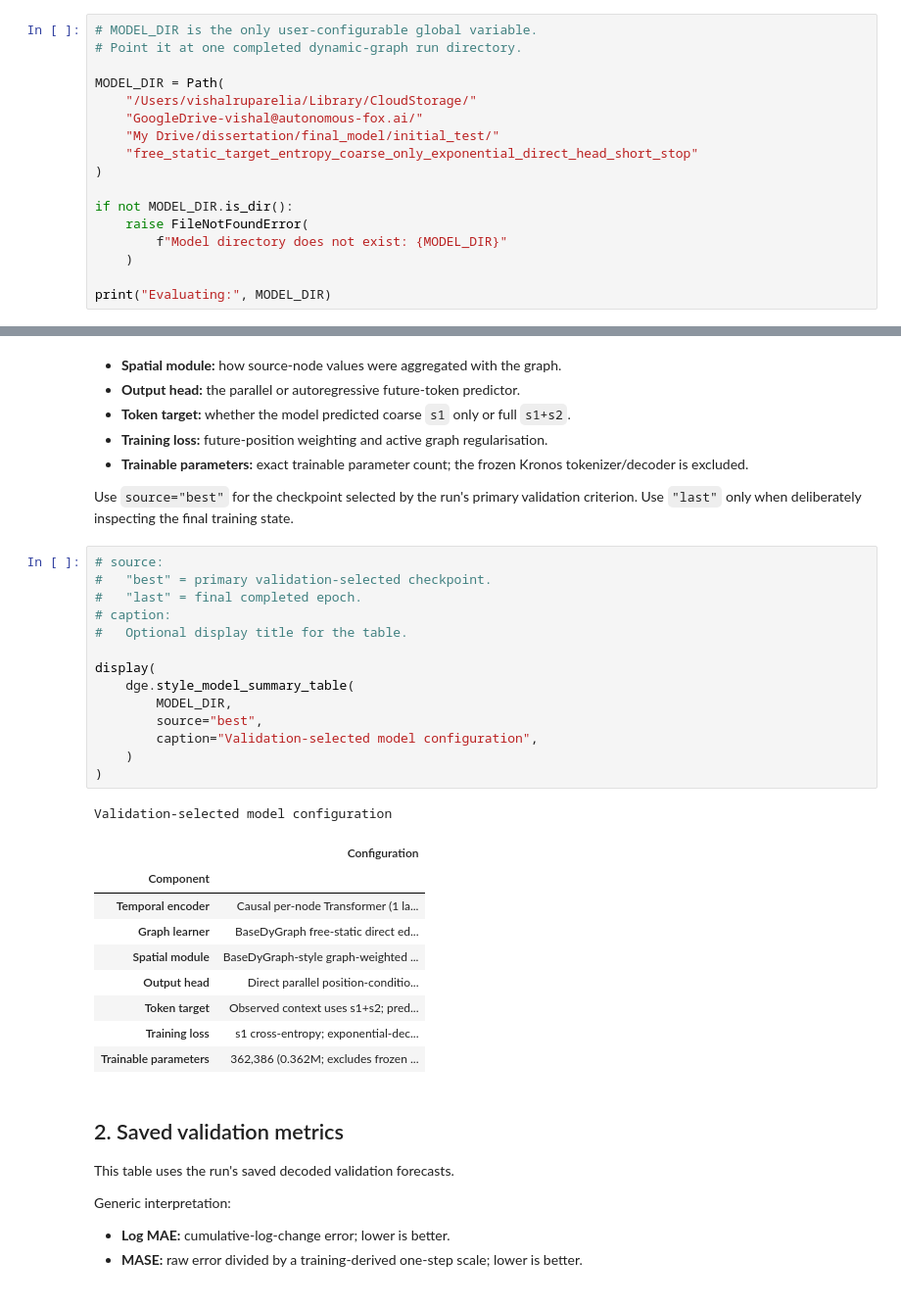
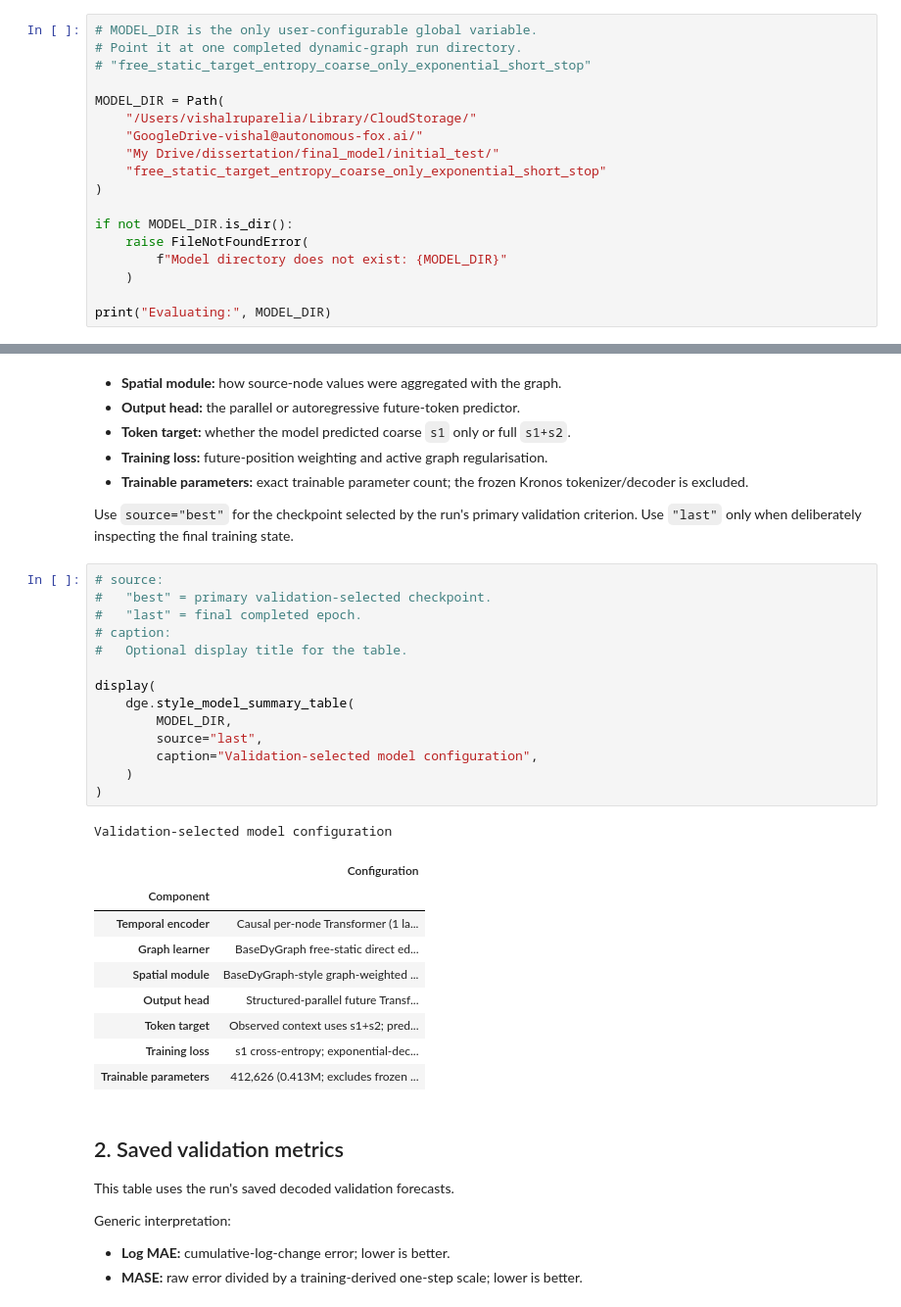
Before and after one commit to VishR-94/dynamic_graphs_thesis, a Jupyter notebook: notebooks/graph_hub.ipynb, the cells around one changed output, grey strips where cells are left out. Shown at 98% size. Drawn from its saved outputs; the diff is of its cells as text.

```diff
--- a/notebooks/graph_hub.ipynb
+++ b/notebooks/graph_hub.ipynb
@@ -46,12 +46,13 @@ Evaluation module version: 2026-07-30-consolidated-v7-graph-reliance
 # %%
 # MODEL_DIR is the only user-configurable global variable.
 # Point it at one completed dynamic-graph run directory.
+# "free_static_target_entropy_coarse_only_exponential_short_stop"
 
 MODEL_DIR = Path(
     "/Users/vishalruparelia/Library/CloudStorage/"
     "GoogleDrive-vishal@autonomous-fox.ai/"
     "My Drive/dissertation/final_model/initial_test/"
-    "free_static_target_entropy_coarse_only_exponential_direct_head_short_stop"
+    "free_static_target_entropy_coarse_only_exponential_short_stop"
 )
 
 if not MODEL_DIR.is_dir():
@@ -79,28 +80,28 @@ Use `source="best"` for the checkpoint selected by the run's primary validation
 # %%
 # source:
 #   "best" = primary validation-selected checkpoint.
 #   "last" = final completed epoch.
 # caption:
 #   Optional display title for the table.
 
 display(
     dge.style_model_summary_table(
         MODEL_DIR,
-        source="best",
+        source="last",
         caption="Validation-selected model configuration",
     )
 )
 # %% [output]
 Validation-selected model configuration
 |  | Configuration |
 | Component |  |
 | Temporal encoder | Causal per-node Transformer (1 la... |
 | Graph learner | BaseDyGraph free-static direct ed... |
 | Spatial module | BaseDyGraph-style graph-weighted ... |
-| Output head | Direct parallel position-conditio... |
+| Output head | Structured-parallel future Transf... |
 | Token target | Observed context uses s1+s2; pred... |
 | Training loss | s1 cross-entropy; exponential-dec... |
-| Trainable parameters | 362,386 (0.362M; excludes frozen ... |
+| Trainable parameters | 412,626 (0.413M; excludes frozen ... |
 # %% [markdown]
 ## 2. Saved validation metrics
 
```
Also changed, not shown: parts of 16 cells of this notebook, 8 other files.
